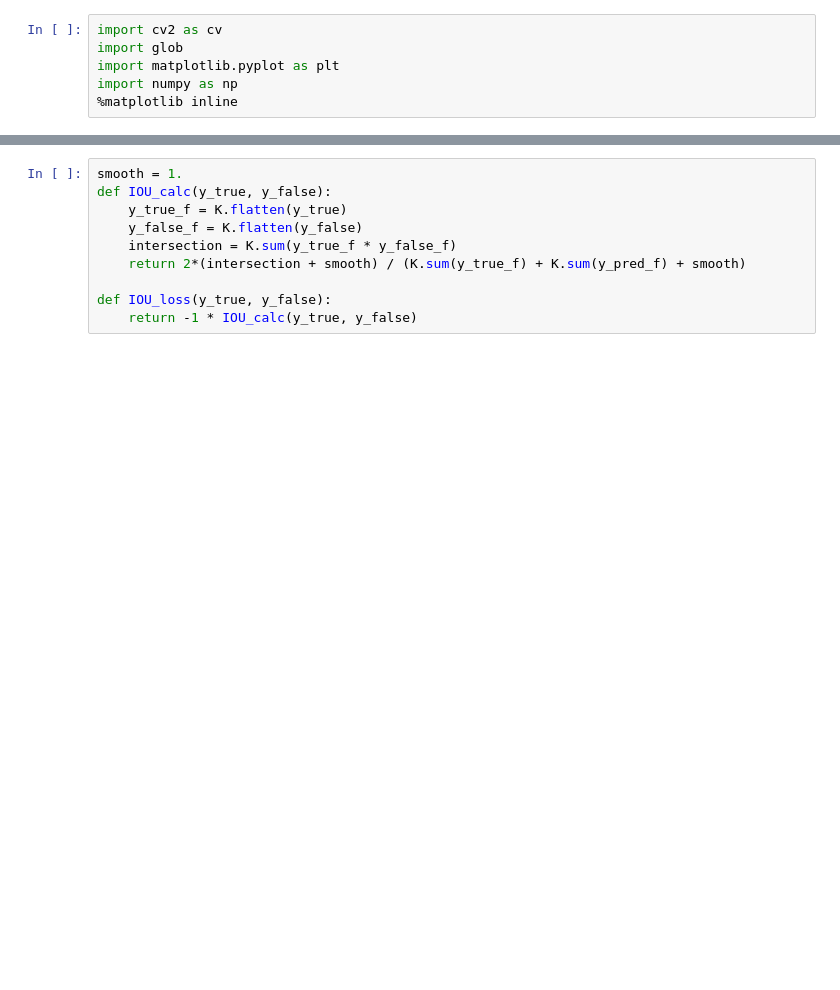
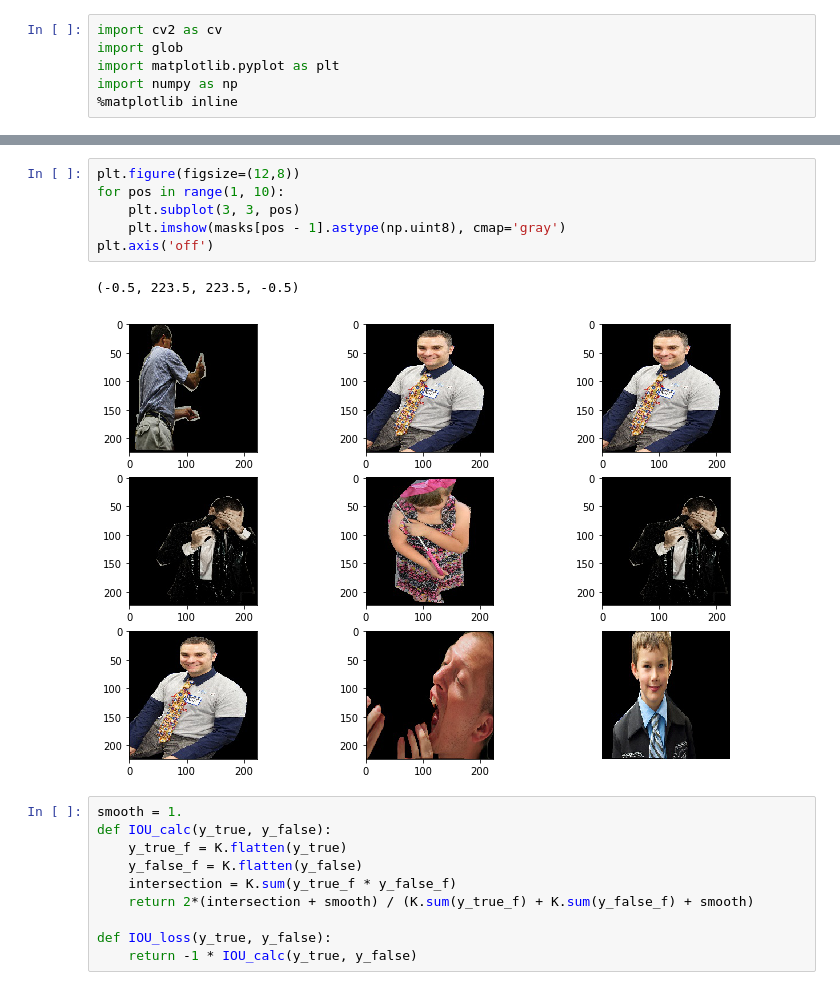
Before and after one commit to zakmatt/background_erasing, a Jupyter notebook: unet.ipynb, the cells around one changed output, grey strips where cells are left out. Cells and saved outputs as stored; diff of their text form; blank space fills up the shorter version.

```diff
--- a/unet.ipynb
+++ b/unet.ipynb
@@ -46,10 +39,19 @@ class BatchGenerator(object):
+# %%
+plt.figure(figsize=(12,8))
+for pos in range(1, 10):
+    plt.subplot(3, 3, pos)
+    plt.imshow(masks[pos - 1].astype(np.uint8), cmap='gray')
+plt.axis('off')
+# %% [output]
+(-0.5, 223.5, 223.5, -0.5)
+[figure, added]
 # %%
 smooth = 1.
 def IOU_calc(y_true, y_false):
     y_true_f = K.flatten(y_true)
     y_false_f = K.flatten(y_false)
     intersection = K.sum(y_true_f * y_false_f)
-    return 2*(intersection + smooth) / (K.sum(y_true_f) + K.sum(y_pred_f) + smooth)
+    return 2*(intersection + smooth) / (K.sum(y_true_f) + K.sum(y_false_f) + smooth)
 
 def IOU_loss(y_true, y_false):
     return -1 * IOU_calc(y_true, y_false)
```
Also changed, not shown: parts of 16 cells of this notebook, 4 other files.
